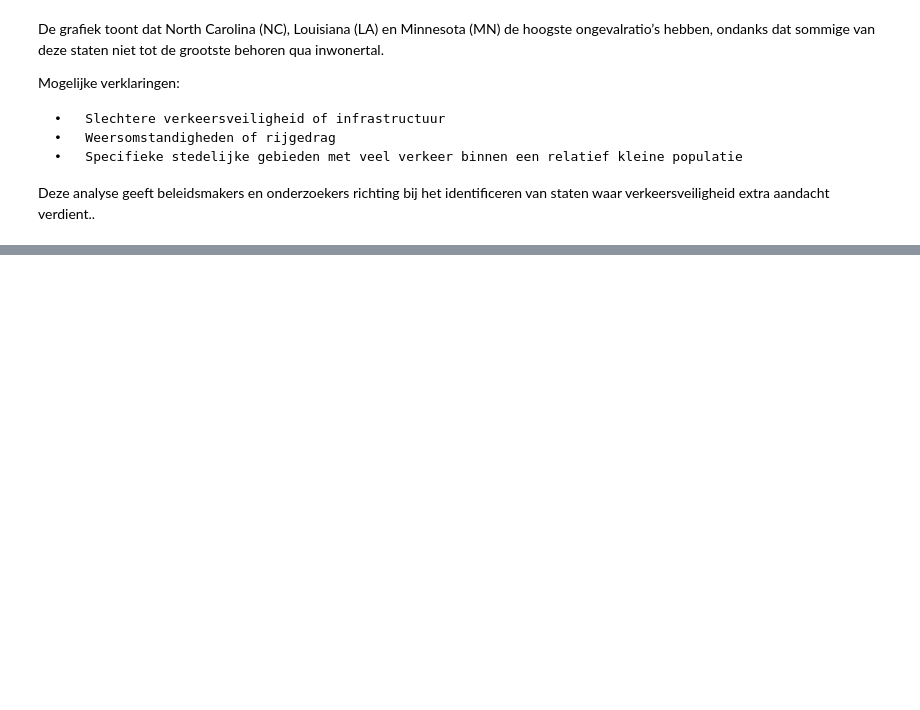
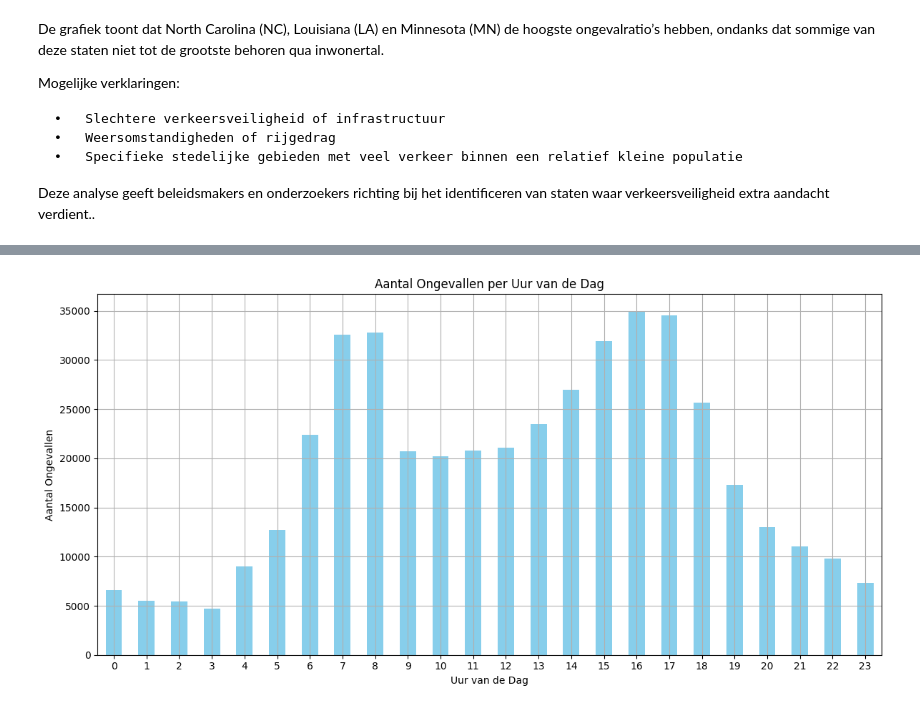
Before and after one commit to inalbekir/Portfolio, a Jupyter notebook: main.ipynb, the cells around one changed output, grey strips where cells are left out. Drawn from its saved outputs; the diff is of its cells as text; code cells hidden in the pictures; blank space fills up the shorter version.

```diff
--- a/main.ipynb
+++ b/main.ipynb
@@ -396,0 +611,17 @@ asd
+# %%
+# Visualisatie
+plt.figure(figsize=(12, 6))
+
+df["Uur"].value_counts().sort_index().plot(kind="bar", color="skyblue")
+
+plt.title("Aantal Ongevallen per Uur van de Dag")
+plt.xlabel("Uur van de Dag")
+plt.ylabel("Aantal Ongevallen")
+
+plt.xticks(rotation=0)
+plt.grid(True)
+plt.tight_layout()
+
+plt.show()
+# %% [output]
+[figure, added]
```
Also changed, not shown: parts of 24 cells of this notebook.
